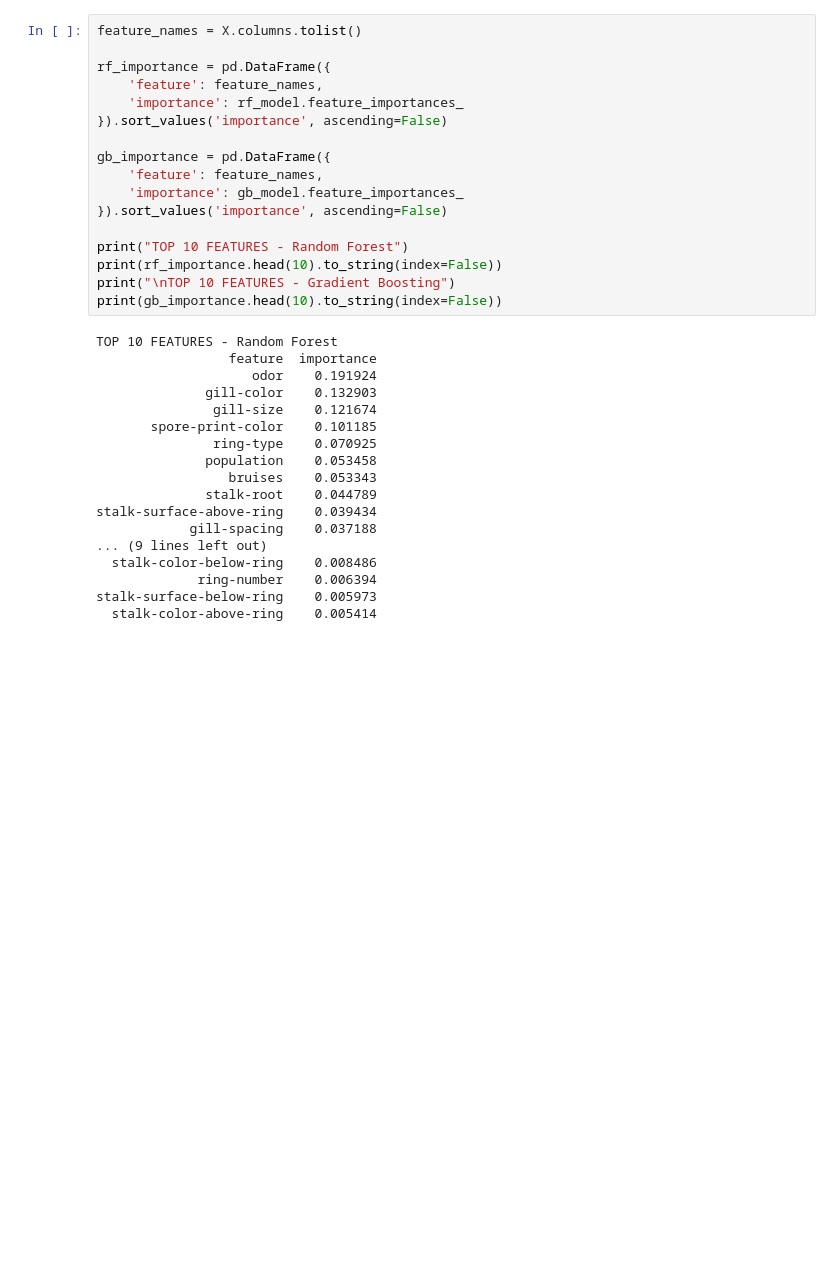
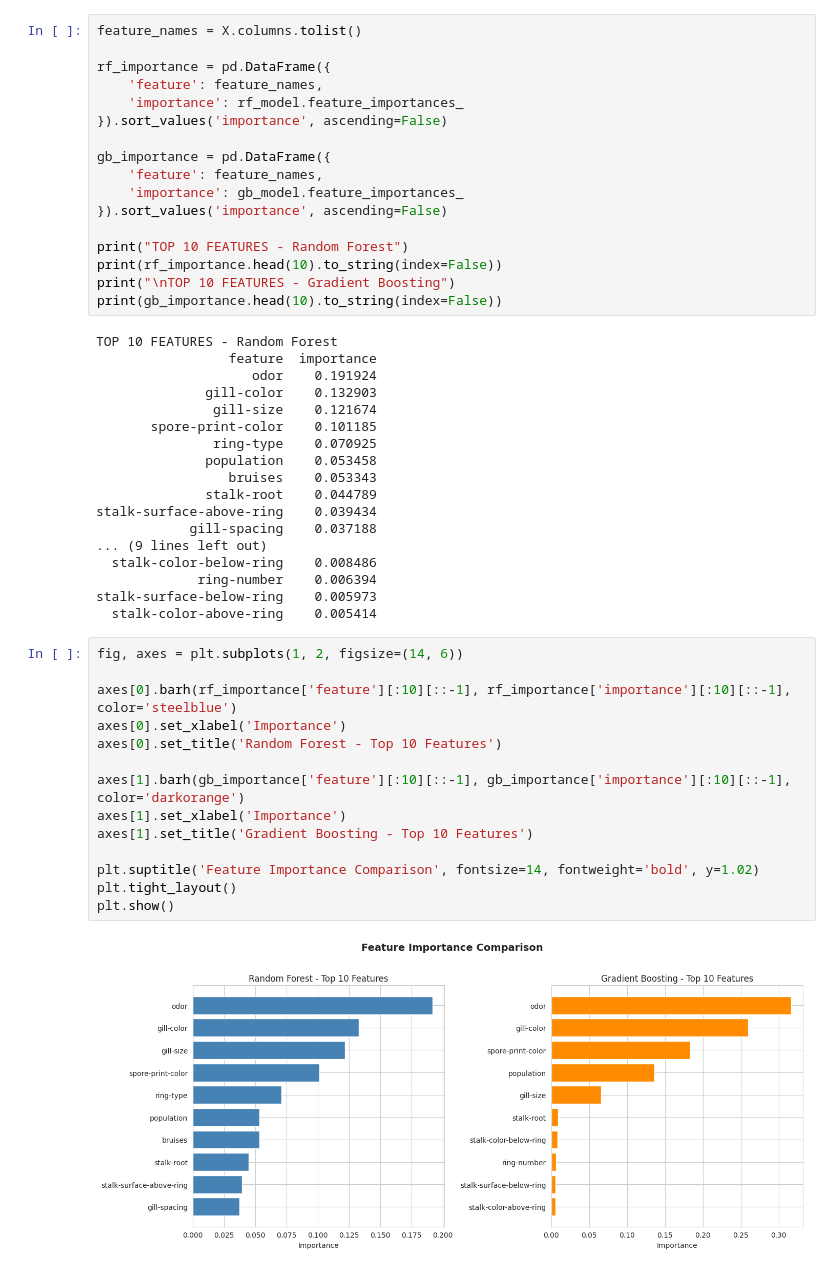
Before and after one commit to leonhrt/cas-kaggle, a Jupyter notebook: cas_kaggle_mushroom_classification.ipynb, the cells around one changed output. Cells and saved outputs as stored; diff of their text form; blank space fills up the shorter version.

Commit message:
add comparative visualization

```diff
--- a/cas_kaggle_mushroom_classification.ipynb
+++ b/cas_kaggle_mushroom_classification.ipynb
@@ -690,3 +690,19 @@ stalk-surface-above-ring    0.039434
              ring-number    0.006394
 stalk-surface-below-ring    0.005973
   stalk-color-above-ring    0.005414
+# %%
+fig, axes = plt.subplots(1, 2, figsize=(14, 6))
+
+axes[0].barh(rf_importance['feature'][:10][::-1], rf_importance['importance'][:10][::-1], color='steelblue')
+axes[0].set_xlabel('Importance')
+axes[0].set_title('Random Forest - Top 10 Features')
+
+axes[1].barh(gb_importance['feature'][:10][::-1], gb_importance['importance'][:10][::-1], color='darkorange')
+axes[1].set_xlabel('Importance')
+axes[1].set_title('Gradient Boosting - Top 10 Features')
+
+plt.suptitle('Feature Importance Comparison', fontsize=14, fontweight='bold', y=1.02)
+plt.tight_layout()
+plt.show()
+# %% [output]
+[figure, added]
```
